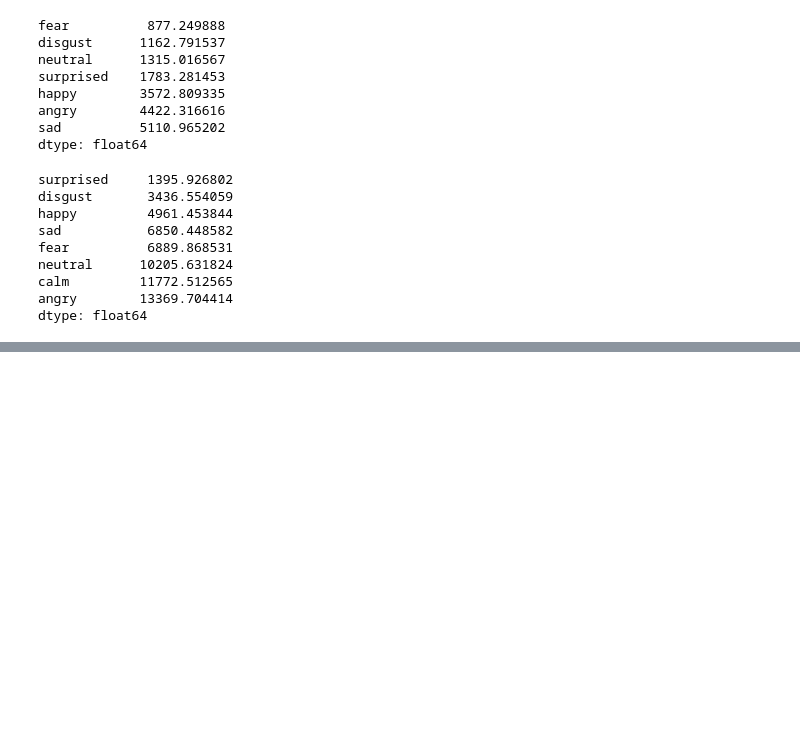
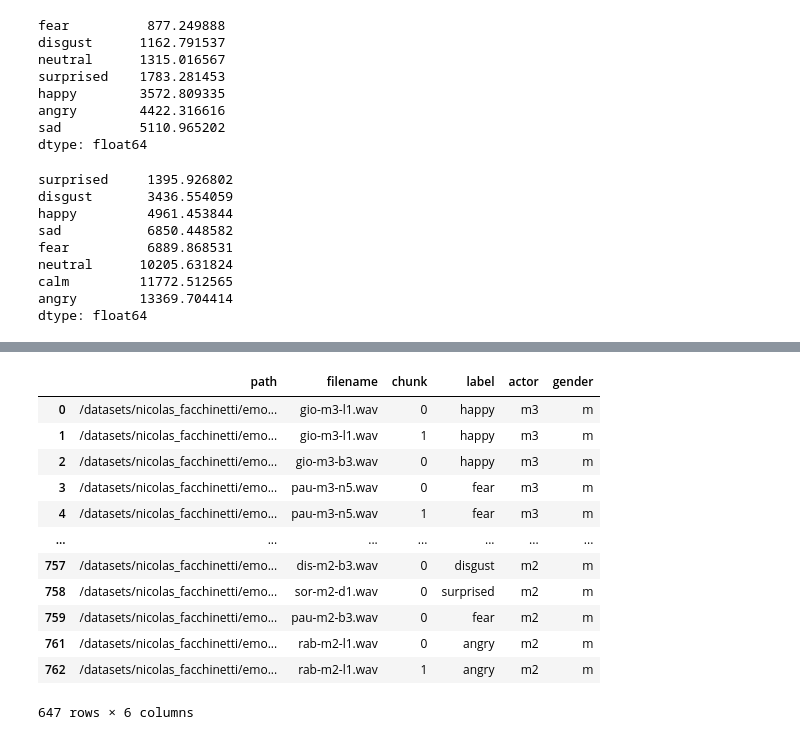
Before and after one commit to LIMUNIMI/thesis_adversarial_ml_audio, a Jupyter notebook: correleations_analysis.ipynb, the cells around one changed output, grey strips where cells are left out. Cells and saved outputs as stored; diff of their text form; code cells hidden in the pictures; blank space fills up the shorter version.

```diff
--- a/correleations_analysis.ipynb
+++ b/correleations_analysis.ipynb
@@ -319,0 +339,17 @@ dtype: float64
+# %%
+rm1emovo = md['emovo'].drop(md['emovo'][md['emovo'].label == 'sad'].index)
+rm1emovo
+# %% [output]
+|  | path | filename | chunk | label | actor | gender |
+| 0 | /datasets/nicolas_facchinetti/emo... | gio-m3-l1.wav | 0 | happy | m3 | m |
+| 1 | /datasets/nicolas_facchinetti/emo... | gio-m3-l1.wav | 1 | happy | m3 | m |
+| 2 | /datasets/nicolas_facchinetti/emo... | gio-m3-b3.wav | 0 | happy | m3 | m |
+| 3 | /datasets/nicolas_facchinetti/emo... | pau-m3-n5.wav | 0 | fear | m3 | m |
+| 4 | /datasets/nicolas_facchinetti/emo... | pau-m3-n5.wav | 1 | fear | m3 | m |
+| ... | ... | ... | ... | ... | ... | ... |
+| 757 | /datasets/nicolas_facchinetti/emo... | dis-m2-b3.wav | 0 | disgust | m2 | m |
+| 758 | /datasets/nicolas_facchinetti/emo... | sor-m2-d1.wav | 0 | surprised | m2 | m |
+| 759 | /datasets/nicolas_facchinetti/emo... | pau-m2-b3.wav | 0 | fear | m2 | m |
+| 761 | /datasets/nicolas_facchinetti/emo... | rab-m2-l1.wav | 0 | angry | m2 | m |
+| 762 | /datasets/nicolas_facchinetti/emo... | rab-m2-l1.wav | 1 | angry | m2 | m |
+647 rows × 6 columns
```
Also changed, not shown: parts of 19 cells of this notebook, 5 other files.
